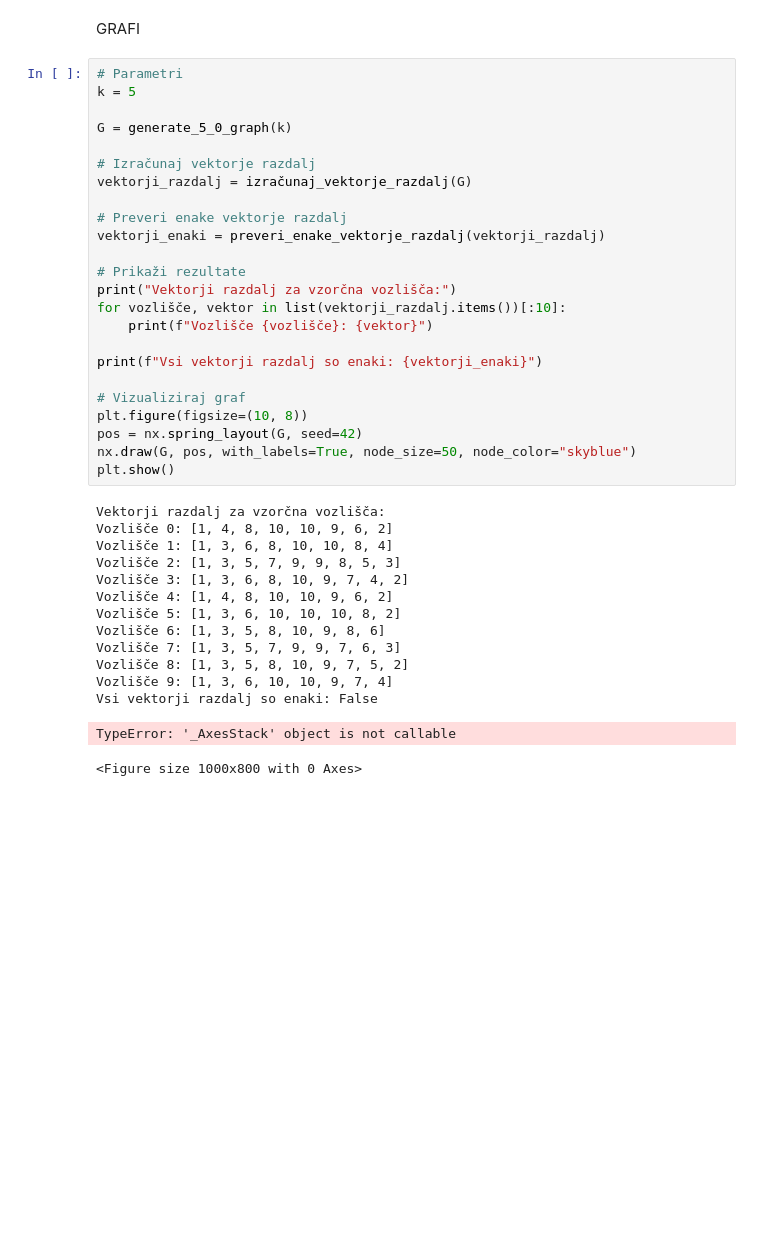
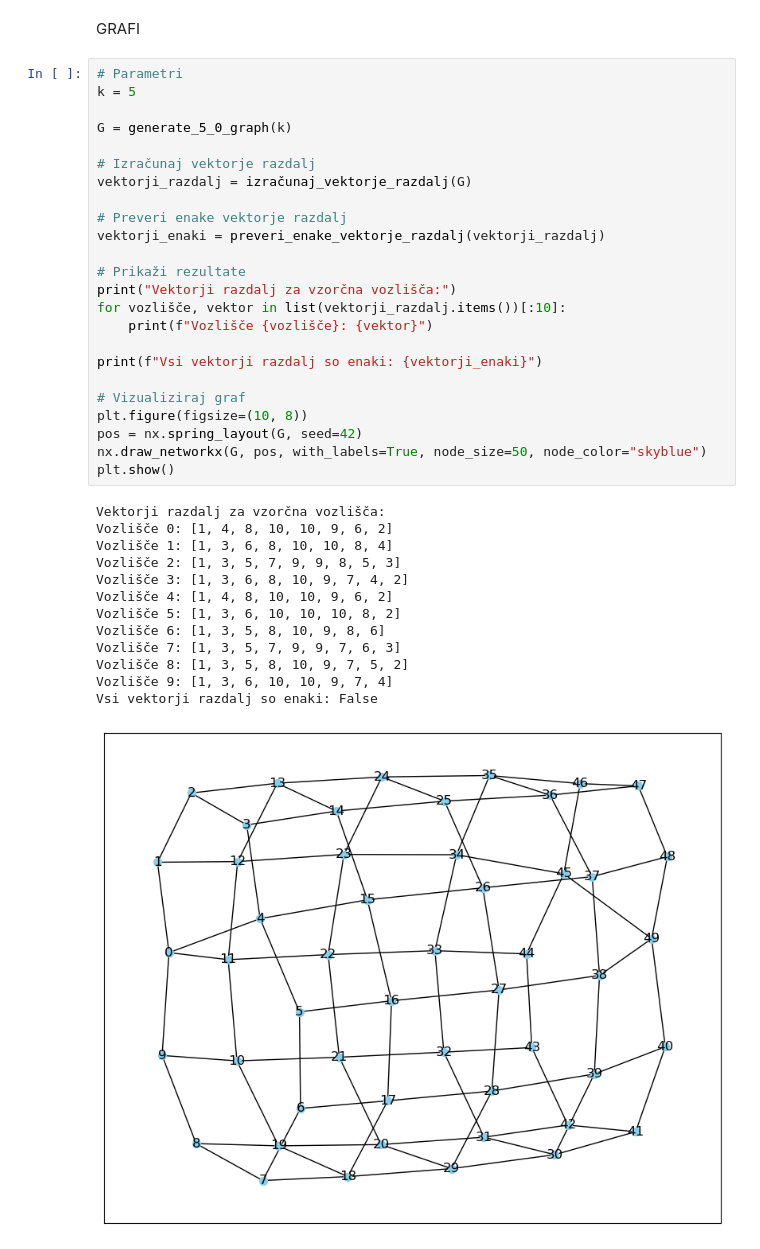
Before and after one commit to FlusAljaz/Distance-vector-of-non-tubical-nanotube-fullerenes-of-type-5-0-, a Jupyter notebook: projektna.ipynb, the cells around one changed output. Saved outputs shown, nothing was run; the diff lists cells and outputs as text; blank space fills up the shorter version.

```diff
--- a/projektna.ipynb
+++ b/projektna.ipynb
@@ -171,36 +172,35 @@ G = generate_5_0_graph(k)
 # Izračunaj vektorje razdalj
 vektorji_razdalj = izračunaj_vektorje_razdalj(G)
 
 # Preveri enake vektorje razdalj
 vektorji_enaki = preveri_enake_vektorje_razdalj(vektorji_razdalj)
 
 # Prikaži rezultate
 print("Vektorji razdalj za vzorčna vozlišča:")
 for vozlišče, vektor in list(vektorji_razdalj.items())[:10]:
     print(f"Vozlišče {vozlišče}: {vektor}")
 
 print(f"Vsi vektorji razdalj so enaki: {vektorji_enaki}")
 
 # Vizualiziraj graf
 plt.figure(figsize=(10, 8))
 pos = nx.spring_layout(G, seed=42)
-nx.draw(G, pos, with_labels=True, node_size=50, node_color="skyblue")
+nx.draw_networkx(G, pos, with_labels=True, node_size=50, node_color="skyblue")
 plt.show()
 # %% [output]
 Vektorji razdalj za vzorčna vozlišča:
 Vozlišče 0: [1, 4, 8, 10, 10, 9, 6, 2]
 Vozlišče 1: [1, 3, 6, 8, 10, 10, 8, 4]
 Vozlišče 2: [1, 3, 5, 7, 9, 9, 8, 5, 3]
 Vozlišče 3: [1, 3, 6, 8, 10, 9, 7, 4, 2]
 Vozlišče 4: [1, 4, 8, 10, 10, 9, 6, 2]
 Vozlišče 5: [1, 3, 6, 10, 10, 10, 8, 2]
 Vozlišče 6: [1, 3, 5, 8, 10, 9, 8, 6]
 Vozlišče 7: [1, 3, 5, 7, 9, 9, 7, 6, 3]
 Vozlišče 8: [1, 3, 5, 8, 10, 9, 7, 5, 2]
 Vozlišče 9: [1, 3, 6, 10, 10, 9, 7, 4]
 Vsi vektorji razdalj so enaki: False
-TypeError: '_AxesStack' object is not callable
-<Figure size 1000x800 with 0 Axes>
+[figure, added]
 # %%
 def ustvari_popolnoma_transitiven_graf(k):
     """
```
Also changed, not shown: parts of 8 cells of this notebook.
